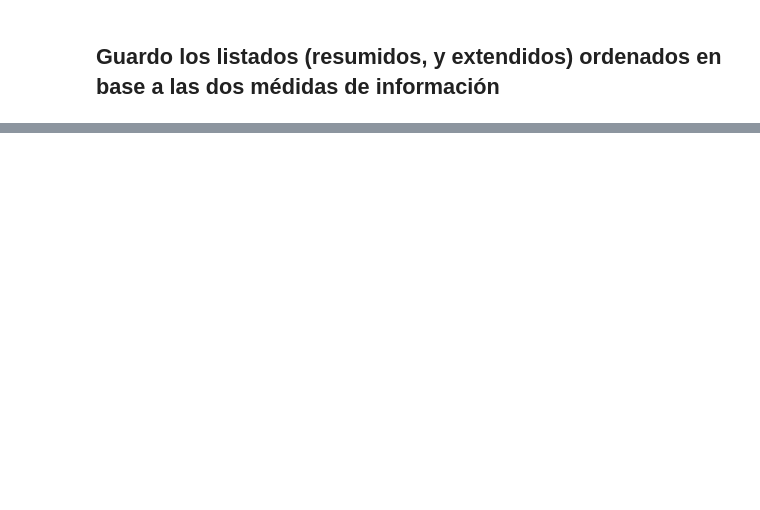
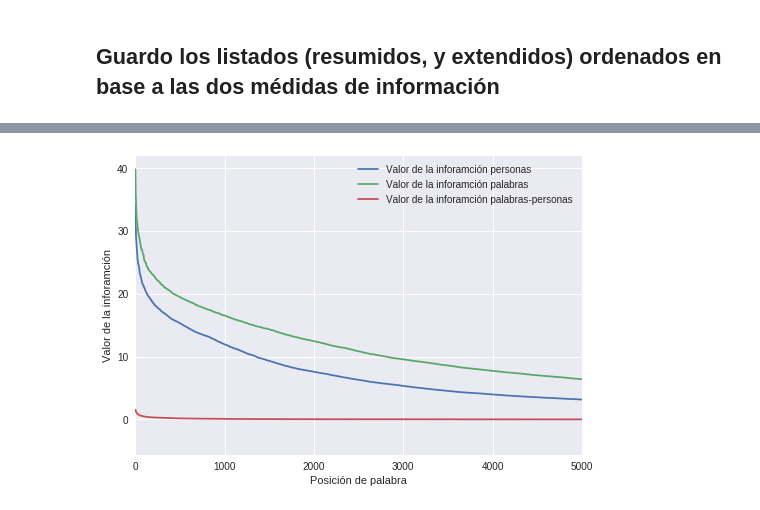
Before and after one commit to daleman/tesis, a Jupyter notebook: notebooks/info.ipynb, the cells around one changed output, grey strips where cells are left out. Saved outputs shown, nothing was run; the diff lists cells and outputs as text; code cells hidden in the pictures; blank space fills up the shorter version.

```diff
--- a/notebooks/info.ipynb
+++ b/notebooks/info.ipynb
@@ -242,14 +214,12 @@ array(['misionesPalabras'],
 # %%
-cantS = pd.Series(cant)
+provincias = [x.replace("Palabras","") for x in cant]
 def provs(row,thresh):
     for i in range(len(row)):
         if row[i]> thresh:
             cant = sort_index.loc[row.name].iloc[:i+1].tolist()
-            print cant
-            print [provs[x] for x in cant]
-            return [provs[x] for x in cant]
-#             return sort_index.loc[row.name].iloc[:i+1]
-#             return np.take(cant,sort_index.loc[row.name].iloc[:2])
+#             print cant
+            return [provincias[x] for x in cant]
+
 
 
 print regiones[:5000].apply(provs,args=(0.8,),axis=1)
@@ -264,3 +247,0 @@ TypeError: ("'function' object has no attribute '__getitem__'", u'occurred at in
-# %%
-provs = [x.replace("Palabras","") for x in cant]
-provs[0]
@@ -268,0 +248,2 @@ provs[0]
+# %%
+df['regionTest'] = regiones.apply(provs,args=(0.8,),axis=1)
@@ -269,3 +276,8 @@ provs[0]
+# %%
+cols = df.columns.tolist()
+cols = [cols[-1]] + cols[:-1]
+    # "commit" the reordering
+df = df[cols]
 # %%
 dfp = pd.DataFrame()
 dfp['1000'] = percent.iloc[0:1000].mean().T
@@ -349,16 +360,21 @@ ax.set_ylabel(u'Valor de la inforamción')
 # %%
 df2 = df.sort_values(by="information_value_personas", ascending=False)
 df2 = df2.reset_index()
 ax2 = df2.information_value_personas.plot(xlim=[0,5000])
 df2 = df.sort_values(by="information_value_palabras", ascending=False)
 df2 = df2.reset_index()
 ax2 = df2.information_value_palabras.plot(xlim=[0,5000])
-ax2.legend([u'Valor de la inforamción personas',u'Valor de la inforamción palabras'])
 
 df2 = df.sort_values(by="information_value_personas_palabras", ascending=False)
 df2 = df2.reset_index()
 ax2 = df2.information_value_personas_palabras.plot(xlim=[0,5000])
+ax2.legend([u'Valor de la inforamción personas',u'Valor de la inforamción palabras',u'Valor de la inforamción palabras-personas'])
 
 
 ax2.set_xlabel(u'Posición de palabra')
 ax2.set_ylabel(u'Valor de la inforamción')
+
+ax= ax2.get_figure()
+ax.savefig("ivalues.png",dpi=300)
+# %% [output]
+[figure, added]
```
Also changed, not shown: parts of 44 cells of this notebook.
